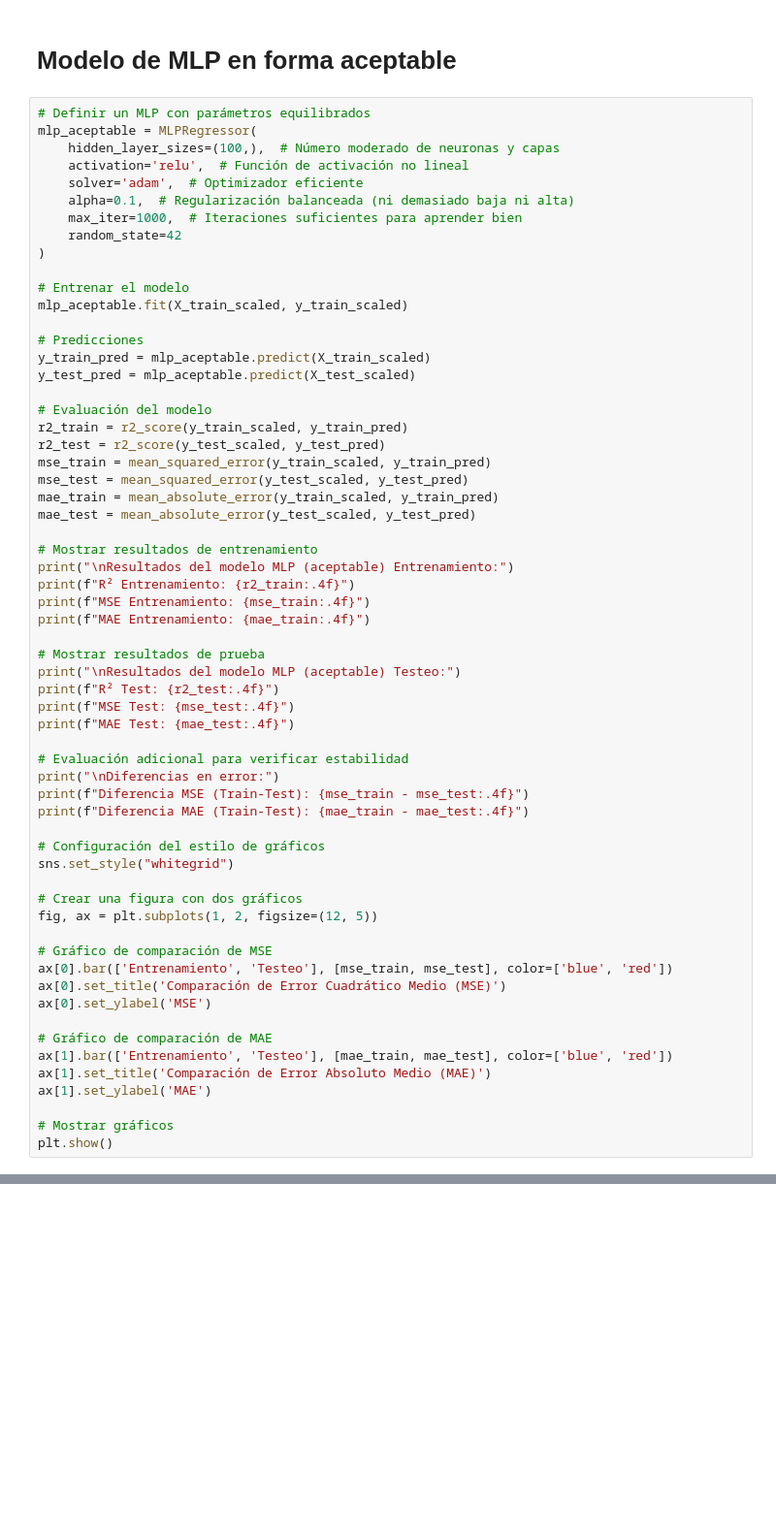
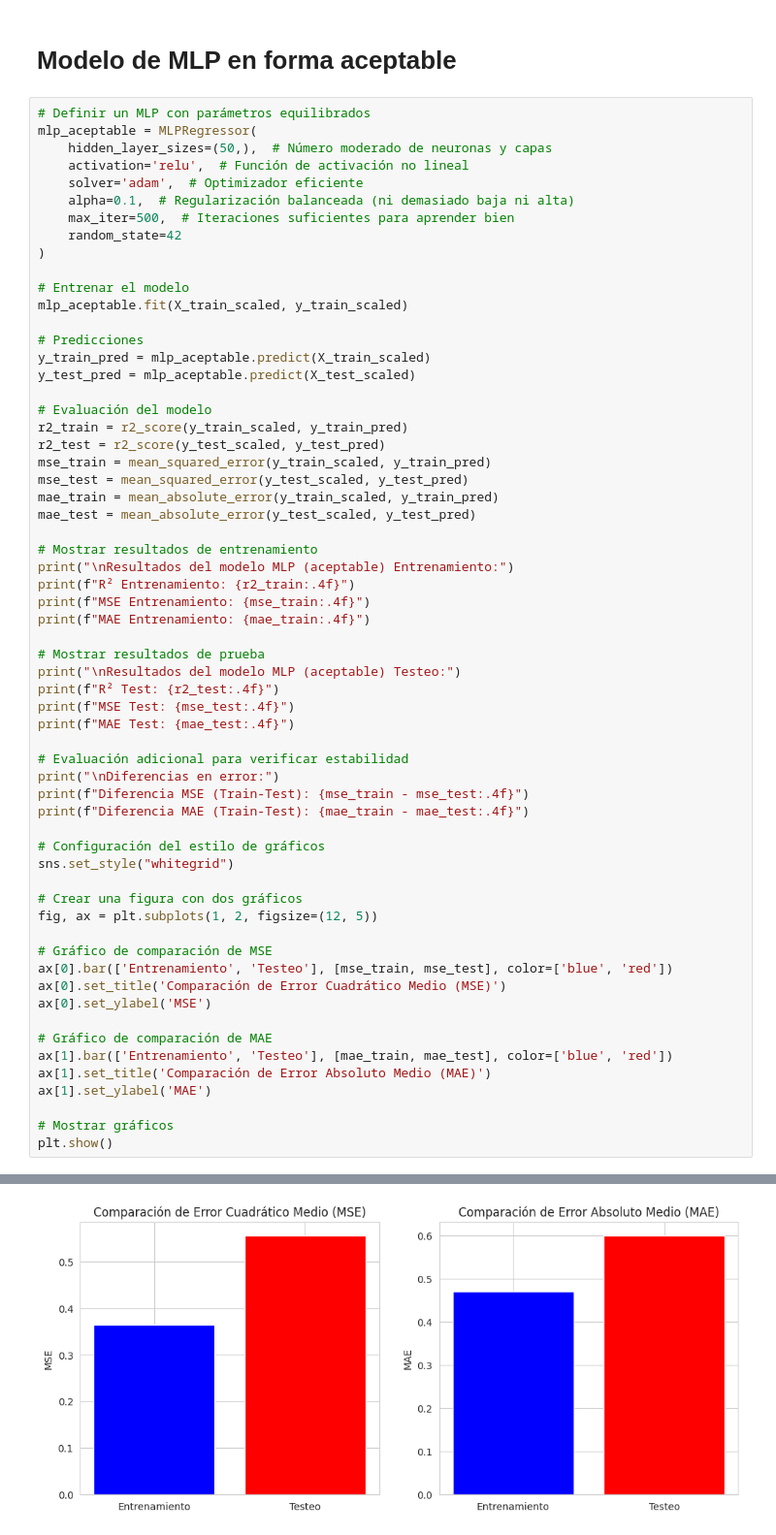
Before and after one commit to Bustagar/APRENDIZAJE-AUTOMATICO-1, a Jupyter notebook: TP4_regresion_lineal_+_MLP(Resuelto).ipynb, the cells around one changed output, grey strips where cells are left out. Shown at 97% size. Saved outputs shown, nothing was run; the diff lists cells and outputs as text; blank space fills up the shorter version.

```diff
--- a/TP4_regresion_lineal_+_MLP(Resuelto).ipynb
+++ b/TP4_regresion_lineal_+_MLP(Resuelto).ipynb
@@ -846,11 +863,11 @@ print("Mejores parámetros:", grid_search.best_params_)
 # %%
 # Definir un MLP con parámetros equilibrados
 mlp_aceptable = MLPRegressor(
-    hidden_layer_sizes=(100,),  # Número moderado de neuronas y capas
+    hidden_layer_sizes=(50,),  # Número moderado de neuronas y capas
     activation='relu',  # Función de activación no lineal
     solver='adam',  # Optimizador eficiente
     alpha=0.1,  # Regularización balanceada (ni demasiado baja ni alta)
-    max_iter=1000,  # Iteraciones suficientes para aprender bien
+    max_iter=500,  # Iteraciones suficientes para aprender bien
     random_state=42
 )
 
@@ -904,3 +921,4 @@ ax[1].set_ylabel('MAE')
 
 # Mostrar gráficos
 plt.show()
+# %% [output]
@@ -907,3 +938,4 @@ plt.show()
+[figure, added]
 # %% [markdown]
 - R2 Entrenamiento: 0.6877 Indica que el modelo captura aproximadamente el 69% de la variabilidad en los datos de entrenamiento. Aunque no es perfecto, tiene un desempeño aceptable.
 
```
Also changed, not shown: parts of 4 cells of this notebook.
